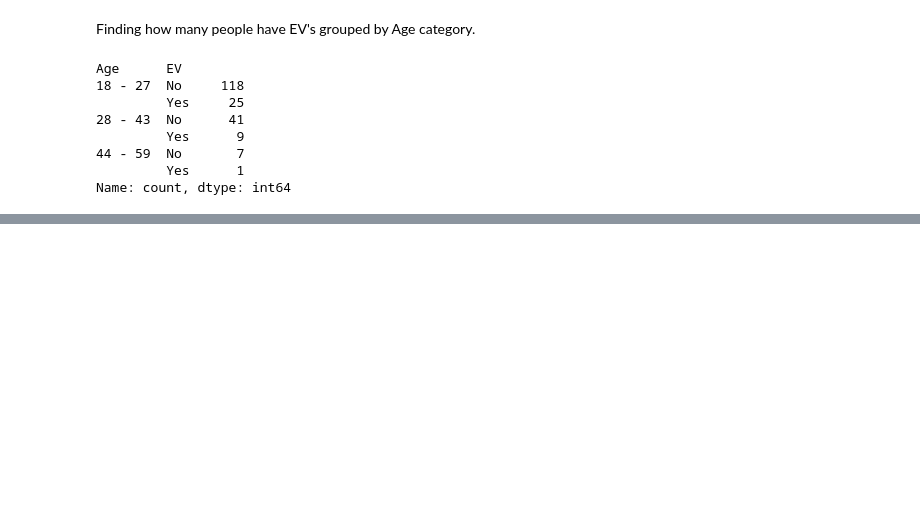
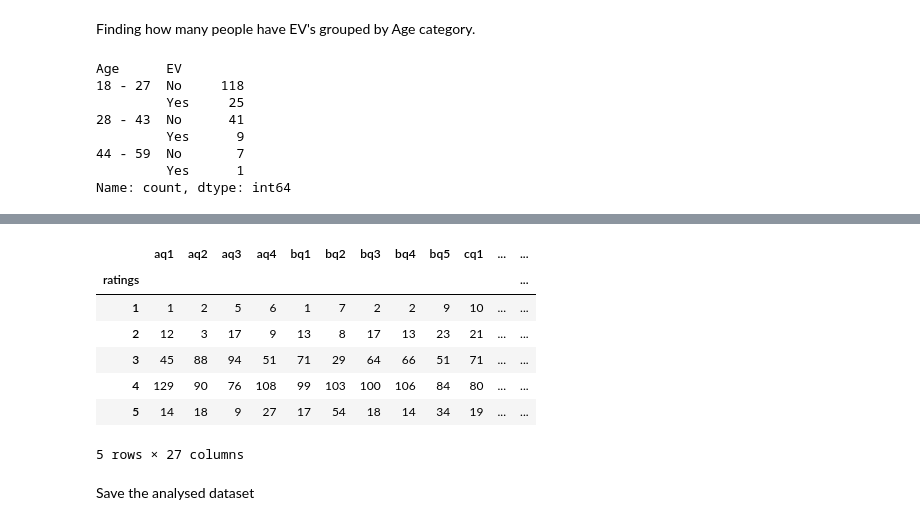
Before and after one commit to Anand-krish-0/A-study-on-awareness-and-perception-among-the-users-of-EVs, a Jupyter notebook: data2.ipynb, the cells around one changed output, grey strips where cells are left out. Cells and saved outputs as stored; diff of their text form; code cells hidden in the pictures; blank space fills up the shorter version.

```diff
--- a/data2.ipynb
+++ b/data2.ipynb
@@ -37,3 +43,7 @@ EV                          object
 6.3 evm consideration        int64
 6.4 evm consideration        int64
 dtype: object
+# %%
+#Change the columns name
+data.rename(columns={'5.3 consmer preference':'5.3 consumer preference'},
+                     inplace=True)
@@ -99,0 +232,15 @@ SyntaxError: invalid syntax (3043779595.py, line 1)
+# %%
+#Finding the ratings of consumer priference .
+sum1e=data['5.1 consumer preference'].value_counts()
+sum2e=data['5.2 consumer preference'].value_counts()
+sum3e=data['5.3 consumer preference'].value_counts()
+sum4e=data['5.4 consumer preference'].value_counts()
+sum5e=data['5.5 consumer preference'].value_counts()
+con_pre=pd.concat([sum1e, sum2e, sum3e, sum4e, sum5e], axis=1)
+con_pre=con_pre.sort_index()
+con_pre.columns.values[0]='eq1'
+con_pre.columns.values[1]='eq2'
+con_pre.columns.values[2]='eq3'
+con_pre.columns.values[3]='eq4'
+con_pre.columns.values[4]='eq5'
+con_pre
@@ -99,0 +256,13 @@ SyntaxError: invalid syntax (3043779595.py, line 1)
+# %%
+#Finding the ratings of environmental consideratioin.
+sum1f=data['6.1 evm consideration'].value_counts()
+sum2f=data['6.2 evm consideration'].value_counts()
+sum3f=data['6.3 evm consideration'].value_counts()
+sum4f=data['6.4 evm consideration'].value_counts()
+evm_con=pd.concat([sum1f, sum2f, sum3f, sum4f], axis=1)
+evm_con=evm_con.sort_index()
+evm_con.columns.values[0]='eq1'
+evm_con.columns.values[1]='eq2'
+evm_con.columns.values[2]='eq3'
+evm_con.columns.values[3]='eq4'
+evm_con
@@ -99,0 +278,3 @@ SyntaxError: invalid syntax (3043779595.py, line 1)
+# %%
+df=pd.concat([cur_awr,use_sat,cha_fac,cos_con,con_pre,evm_con], axis=1, ignore_index=False)
+df
@@ -99,0 +289,15 @@ SyntaxError: invalid syntax (3043779595.py, line 1)
+# %%
+df['ratings']=['1','2','3','4','5']
+df.set_index('ratings', inplace=True)
+df
+# %% [output]
+|  | aq1 | aq2 | aq3 | aq4 | bq1 | bq2 | bq3 | bq4 | bq5 | cq1 | ... | ... |
+| ratings |  |  |  |  |  |  |  |  |  |  |  | ... |
+| 1 | 1 | 2 | 5 | 6 | 1 | 7 | 2 | 2 | 9 | 10 | ... | ... |
+| 2 | 12 | 3 | 17 | 9 | 13 | 8 | 17 | 13 | 23 | 21 | ... | ... |
+| 3 | 45 | 88 | 94 | 51 | 71 | 29 | 64 | 66 | 51 | 71 | ... | ... |
+| 4 | 129 | 90 | 76 | 108 | 99 | 103 | 100 | 106 | 84 | 80 | ... | ... |
+| 5 | 14 | 18 | 9 | 27 | 17 | 54 | 18 | 14 | 34 | 19 | ... | ... |
+5 rows × 27 columns
+# %% [markdown]
+Save the analysed dataset
```
Also changed, not shown: parts of 29 cells of this notebook, 1 other file.
